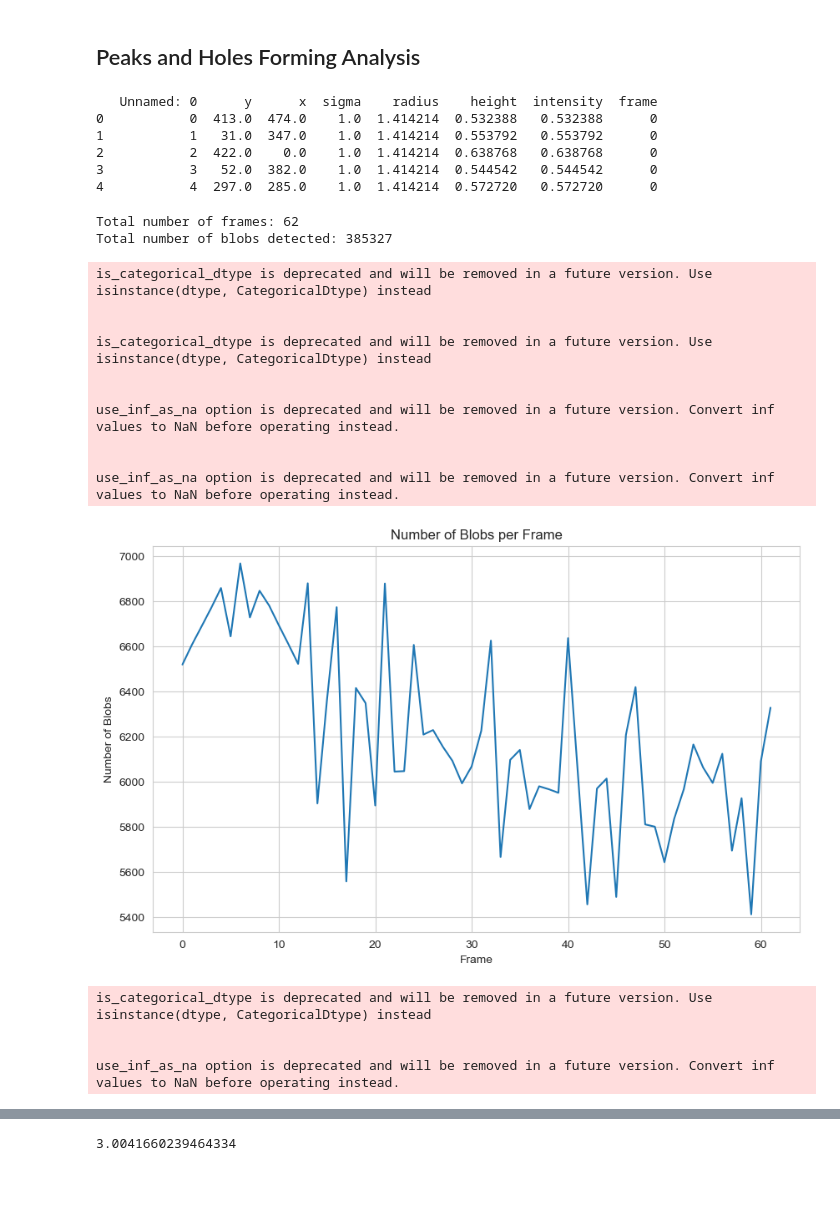
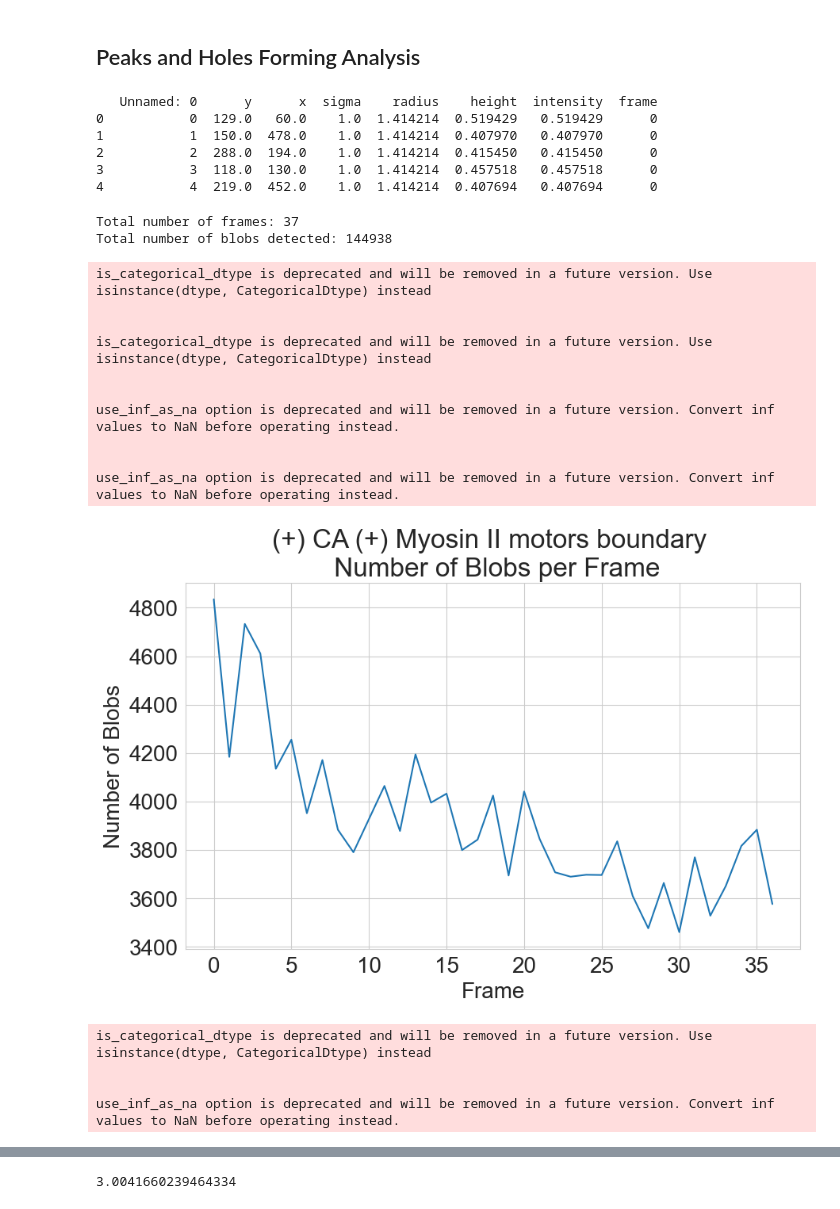
Before and after one commit to amityu/gel_sheets, a Jupyter notebook: analysis/coarsening.ipynb, the cells around one changed output, grey strips where cells are left out. Saved outputs shown, nothing was run; the diff lists cells and outputs as text; code cells hidden in the pictures; blank space fills up the shorter version.

```diff
--- a/analysis/coarsening.ipynb
+++ b/analysis/coarsening.ipynb
@@ -12,21 +12,26 @@ from preprocessing import preprocessing_v2 as pp
 from pathlib import Path
 from utils.file_util_exec import path_to_str
 from utils import analysis_utils as au
+plt.rcParams['font.size'] = 20
 # %%
 DATA_PATH = Path(r'D:\amityu\backoffice_data\\')
-movie =Path('130721_CCA60')
+movie_list = ['130721_CCA60', 'cca120_am200', 'control_1_050721']
+movie =Path(movie_list[1])
 MOVIE_PATH = DATA_PATH /  movie
 GRAPH_PATH = Path('C:/Users/amityu/Gel_Sheet_Graph/')
 ex_data = pp.get_ex_data(path_to_str(MOVIE_PATH) )
+OUTPUT_PATH = GRAPH_PATH /Path('coarsening')
 # %%
 # Load the blob dataframe
 
-if_surface = False
-if_membrane= ~if_surface
+if_surface = True
+if_membrane= not if_surface
 if if_surface:
-    df = pd.read_csv(MOVIE_PATH / Path('np/blobs.csv'))
+    manifold_name = 'boundary'
+    df = pd.read_csv(MOVIE_PATH / Path('np/surface_blobs.csv'))
     image_sequence = pp.get_merged_spike(path_to_str(MOVIE_PATH),ex_data)
 if if_membrane:
+    manifold_name = 'membrane'
     gel = np.load(MOVIE_PATH/ Path('np/gel_norm.npy'))
     df = pd.read_csv(MOVIE_PATH / Path('np/membrane_blobs.csv'))
     membrane = np.load(MOVIE_PATH/ Path('np/membrane.npy'))
@@ -42,11 +47,11 @@ print(df.head())
 # ...
 # %% [output]
    Unnamed: 0      y      x  sigma    radius    height  intensity  frame
-0           0  413.0  474.0    1.0  1.414214  0.532388   0.532388      0
-1           1   31.0  347.0    1.0  1.414214  0.553792   0.553792      0
-2           2  422.0    0.0    1.0  1.414214  0.638768   0.638768      0
-3           3   52.0  382.0    1.0  1.414214  0.544542   0.544542      0
-4           4  297.0  285.0    1.0  1.414214  0.572720   0.572720      0
+0           0  129.0   60.0    1.0  1.414214  0.519429   0.519429      0
+1           1  150.0  478.0    1.0  1.414214  0.407970   0.407970      0
+2           2  288.0  194.0    1.0  1.414214  0.415450   0.415450      0
+3           3  118.0  130.0    1.0  1.414214  0.457518   0.457518      0
+4           4  219.0  452.0    1.0  1.414214  0.407694   0.407694      0
 # %%
 # Total number of frames
 num_frames = df['frame'].nunique()
@@ -55,38 +60,42 @@ print(f"Total number of frames: {num_frames}")
 # Total number of blobs
 total_blobs = len(df)
 print(f"Total number of blobs detected: {total_blobs}")
 
 # Blobs per frame
 blobs_per_frame = df['frame'].value_counts().sort_index()
 
 plt.figure(figsize=(10, 6))
 sns.lineplot(x=blobs_per_frame.index, y=blobs_per_frame.values)
 plt.xlabel('Frame')
 plt.ylabel('Number of Blobs')
-plt.title('Number of Blobs per Frame')
+plt.title(f'{ex_data["name"]} {manifold_name} \n Number of Blobs per Frame')
+plt.savefig(OUTPUT_PATH / Path(f'{movie}_{manifold_name}_n_blob.png'))
+
 plt.show()
 
 # Distribution of blob sizes (sigma)
 plt.figure(figsize=(10, 6))
 sns.histplot(df['sigma'], bins=30, kde=True)
 plt.xlabel('Sigma (Blob Size)')
 plt.ylabel('Frequency')
-plt.title('Distribution of Blob Sizes')
+plt.title(f'{ex_data["name"]} {manifold_name} \n Distribution of Blob Sizes')
+plt.savefig(OUTPUT_PATH / Path(f'{movie}_{manifold_name}_blob_distribution.png'))
+
 plt.show()
 # %% [output]
-Total number of frames: 62
-Total number of blobs detected: 385327
+Total number of frames: 37
+Total number of blobs detected: 144938
 is_categorical_dtype is deprecated and will be removed in a future version. Use isinstance(dtype, CategoricalDtype) instead
 
 
 is_categorical_dtype is deprecated and will be removed in a future version. Use isinstance(dtype, CategoricalDtype) instead
 
 
 use_inf_as_na option is deprecated and will be removed in a future version. Convert inf values to NaN before operating instead.
 
 
 use_inf_as_na option is deprecated and will be removed in a future version. Convert inf values to NaN before operating instead.
-[figure, old version]
+[figure, new version]
 is_categorical_dtype is deprecated and will be removed in a future version. Use isinstance(dtype, CategoricalDtype) instead
 
 
```
Also changed, not shown: parts of 10 cells of this notebook, 1 other file.
